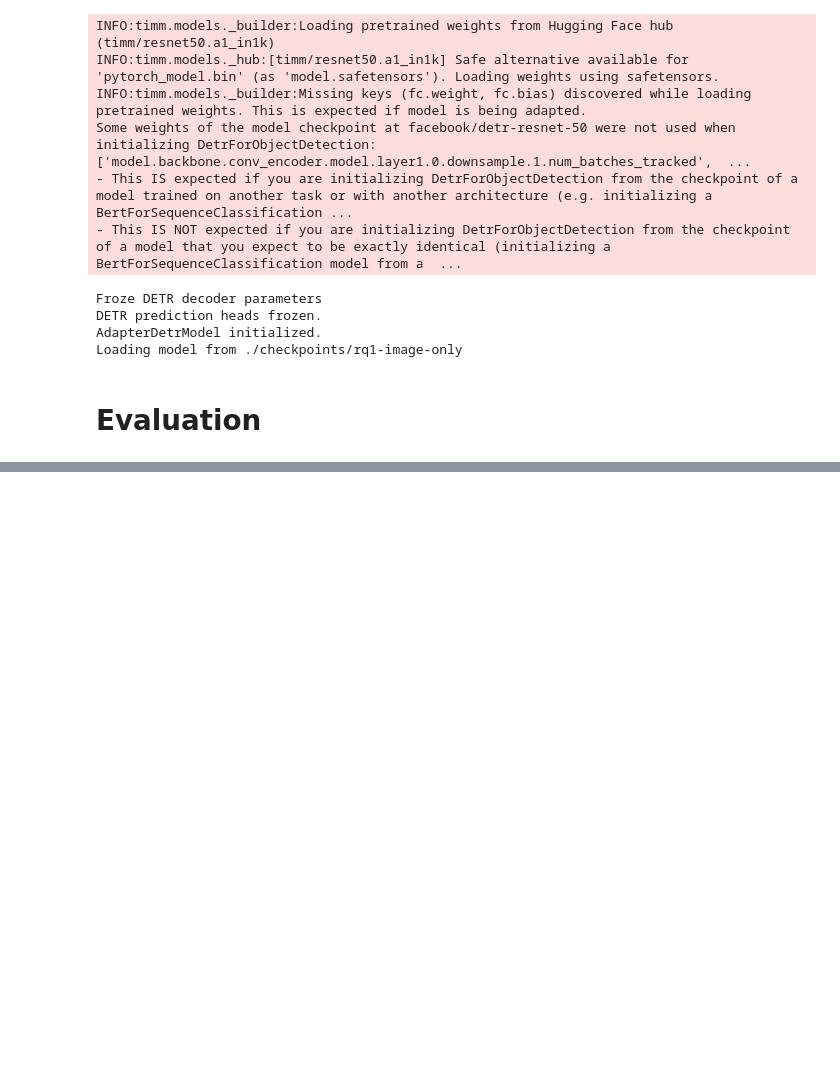
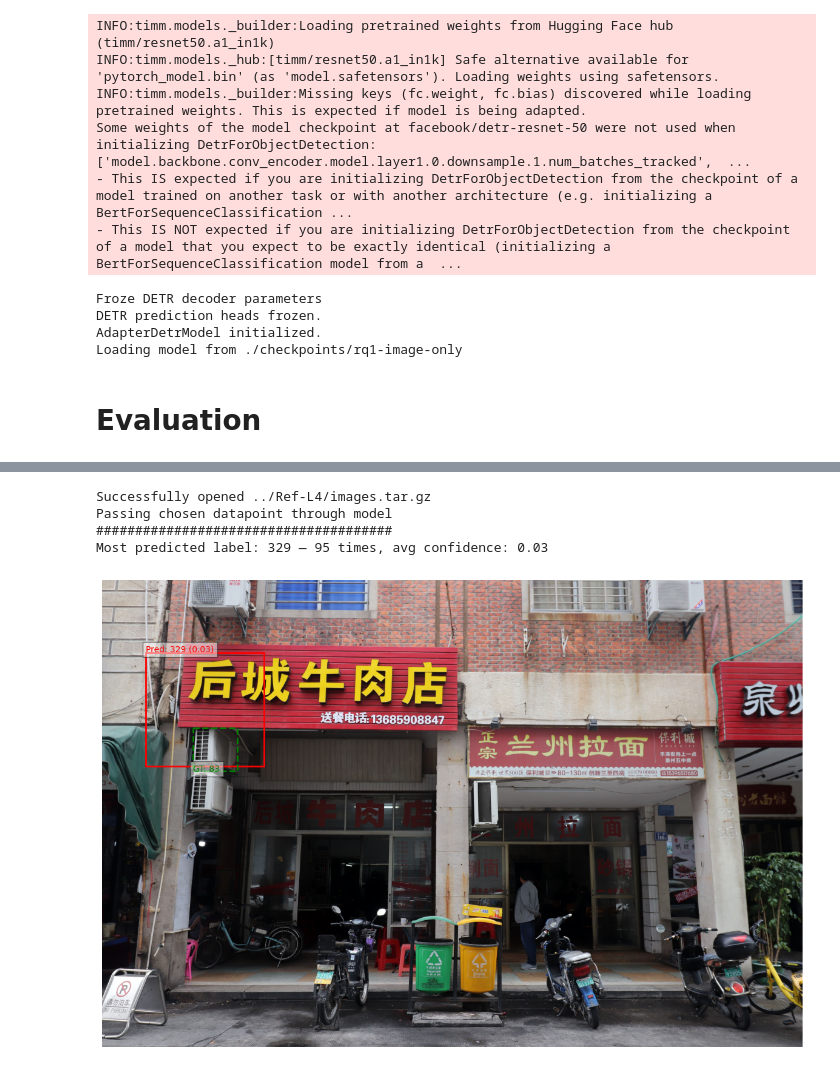
Before and after one commit to lhertrich/ODCE, a Jupyter notebook: validation/validation.ipynb, the cells around one changed output, grey strips where cells are left out. Cells and saved outputs as stored; diff of their text form; code cells hidden in the pictures; blank space fills up the shorter version.

```diff
--- a/validation/validation.ipynb
+++ b/validation/validation.ipynb
@@ -159,0 +134,17 @@ Attempting to display: COCO_train2014_000000000154.jpg
+# %%
+images_path = "../Ref-L4/images.tar.gz"
+
+show_image_prediction(config,
+                      model,                        #
+                      subset_dataset,               # Dataset to search for the image
+                      0.1,                          # Iou score to consider outputting the box
+                      'objects365_v2_01670956.jpg', # Image filename
+                      images_path,
+                      with_images = False,          # Whether the input to the model is supposed to be images
+                      all_boxes = False)            # Whether to output all bounding boxes or only correctly predicted classes and overlapping ones
+# %% [output]
+Successfully opened ../Ref-L4/images.tar.gz
+Passing chosen datapoint through model
+######################################
+Most predicted label: 329 — 95 times, avg confidence: 0.03
+[figure, added]
```
Also changed, not shown: parts of 9 cells of this notebook, 2 other files.
